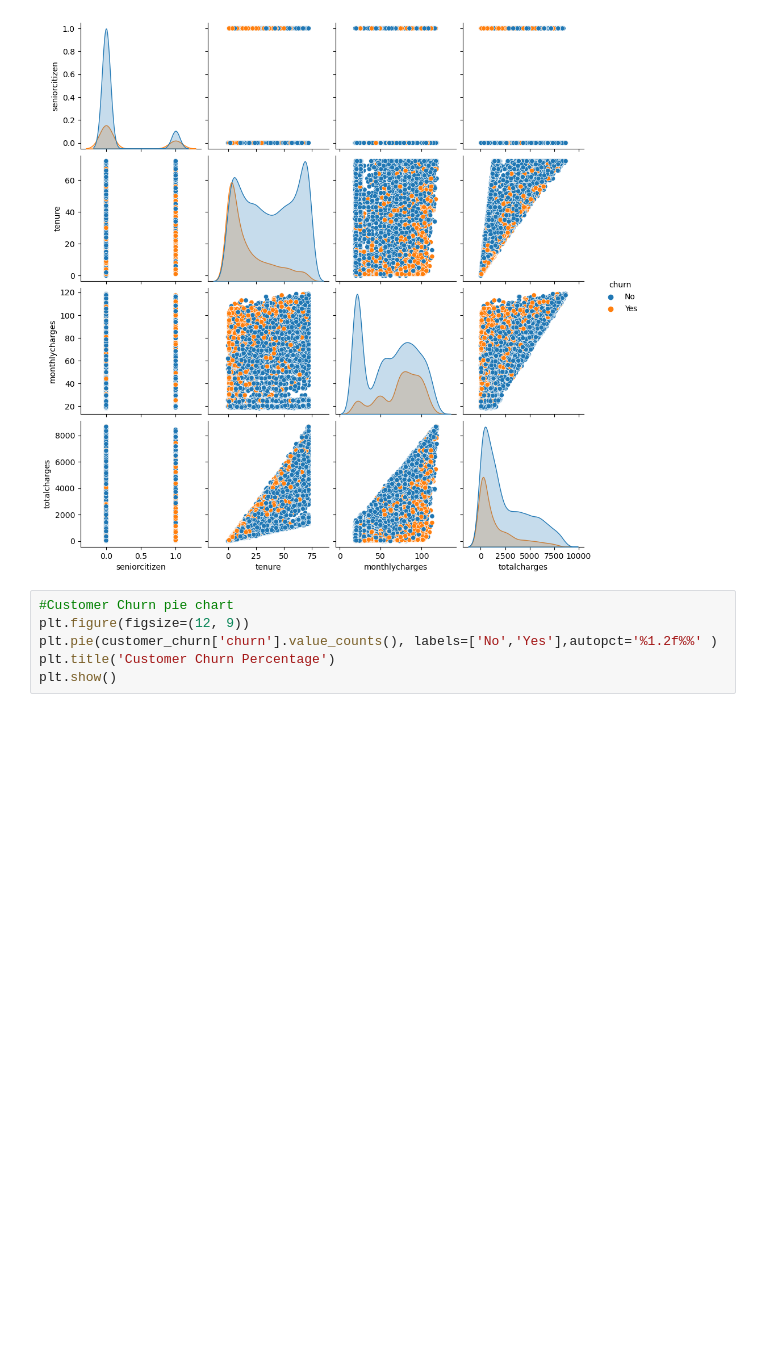
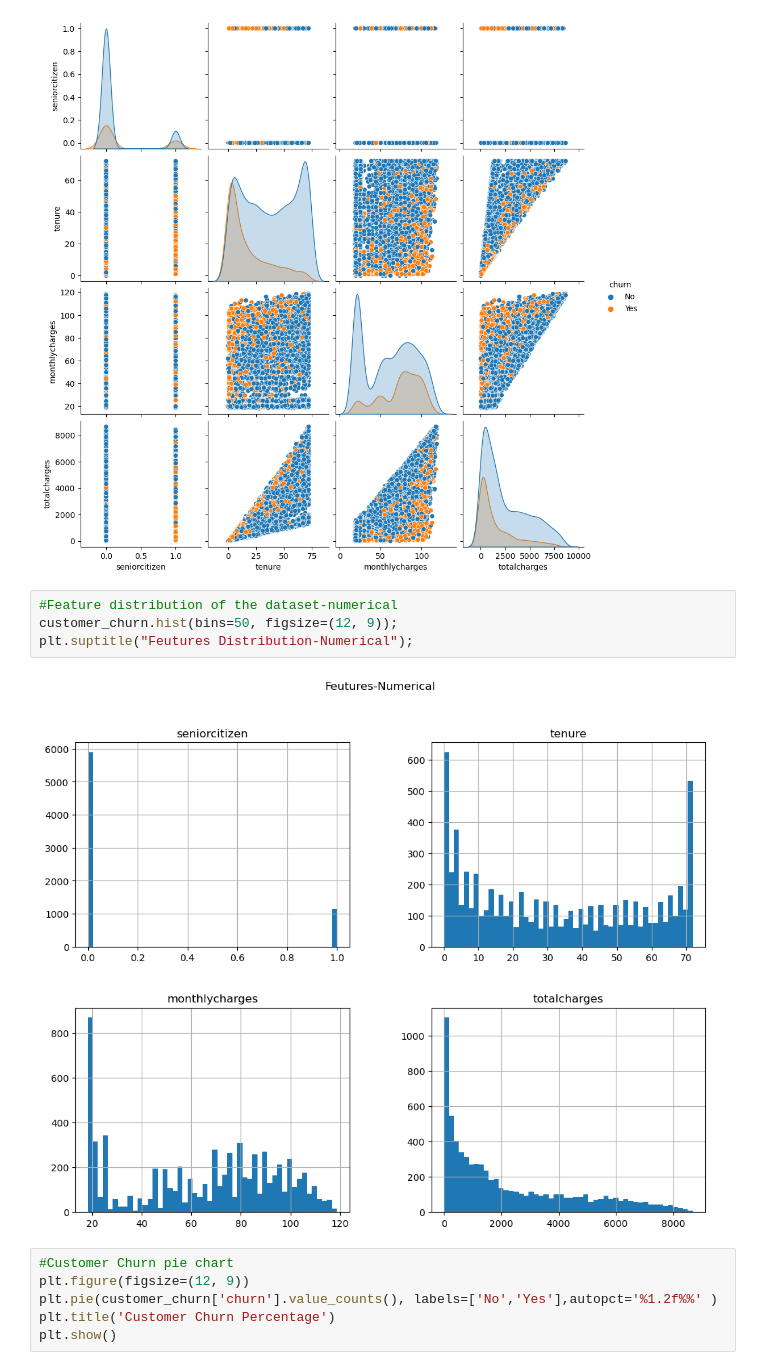
Before and after one commit to Sam1522/Predicting-Telco-Customer-Churn, a Jupyter notebook: Customer Churn Prediction.ipynb, the cells around one changed output. Saved outputs shown, nothing was run; the diff lists cells and outputs as text; blank space fills up the shorter version.

Commit message:
Feature distribution

```diff
--- a/Customer Churn Prediction.ipynb
+++ b/Customer Churn Prediction.ipynb
@@ -331,6 +331,12 @@ Index(['customerid', 'gender', 'seniorcitizen', 'partner', 'dependents',
 sns.pairplot(data=customer_churn, hue='churn');
 # %% [output]
 [figure]
+# %%
+#Feature distribution of the dataset-numerical
+customer_churn.hist(bins=50, figsize=(12, 9));
+plt.suptitle("Feutures Distribution-Numerical");
+# %% [output]
+[figure, added]
 # %%
 #Customer Churn pie chart
 plt.figure(figsize=(12, 9))
```
